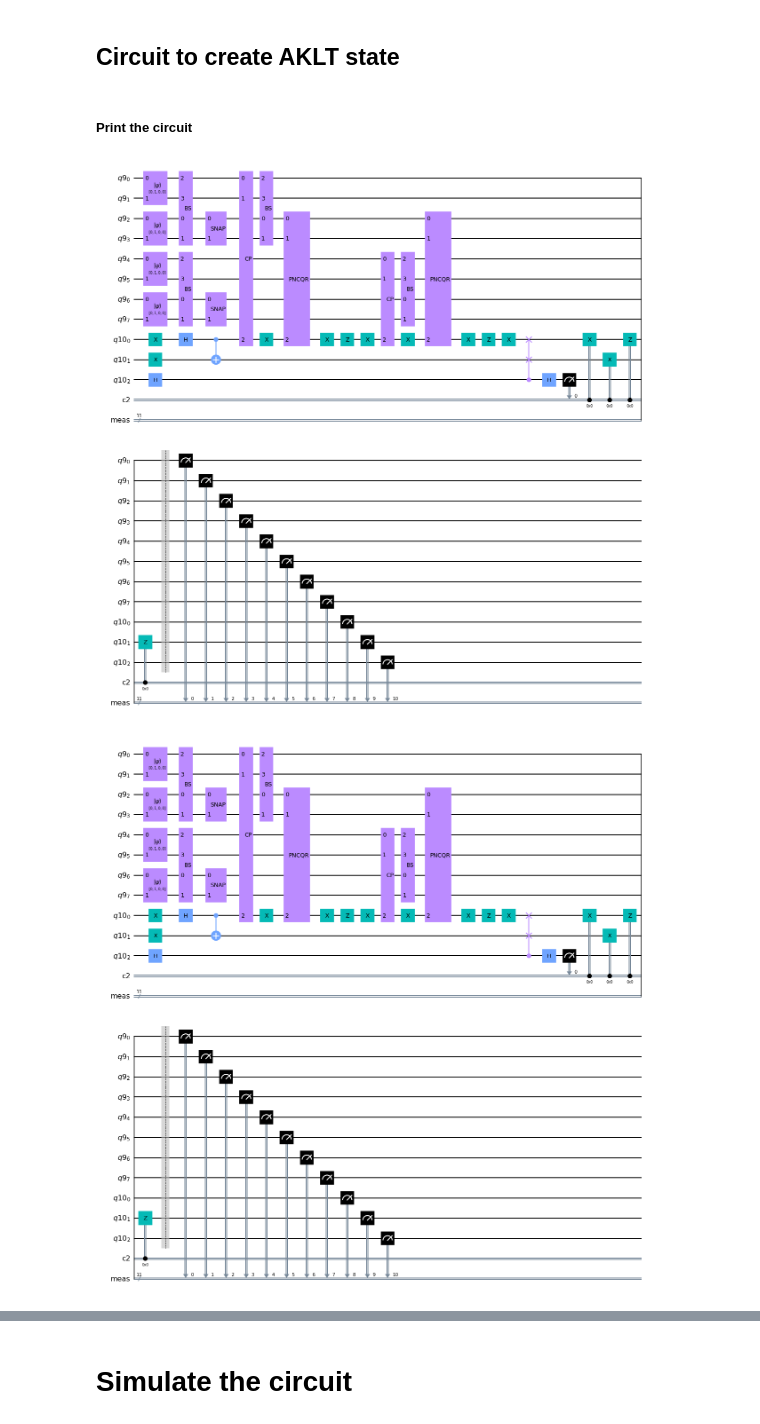
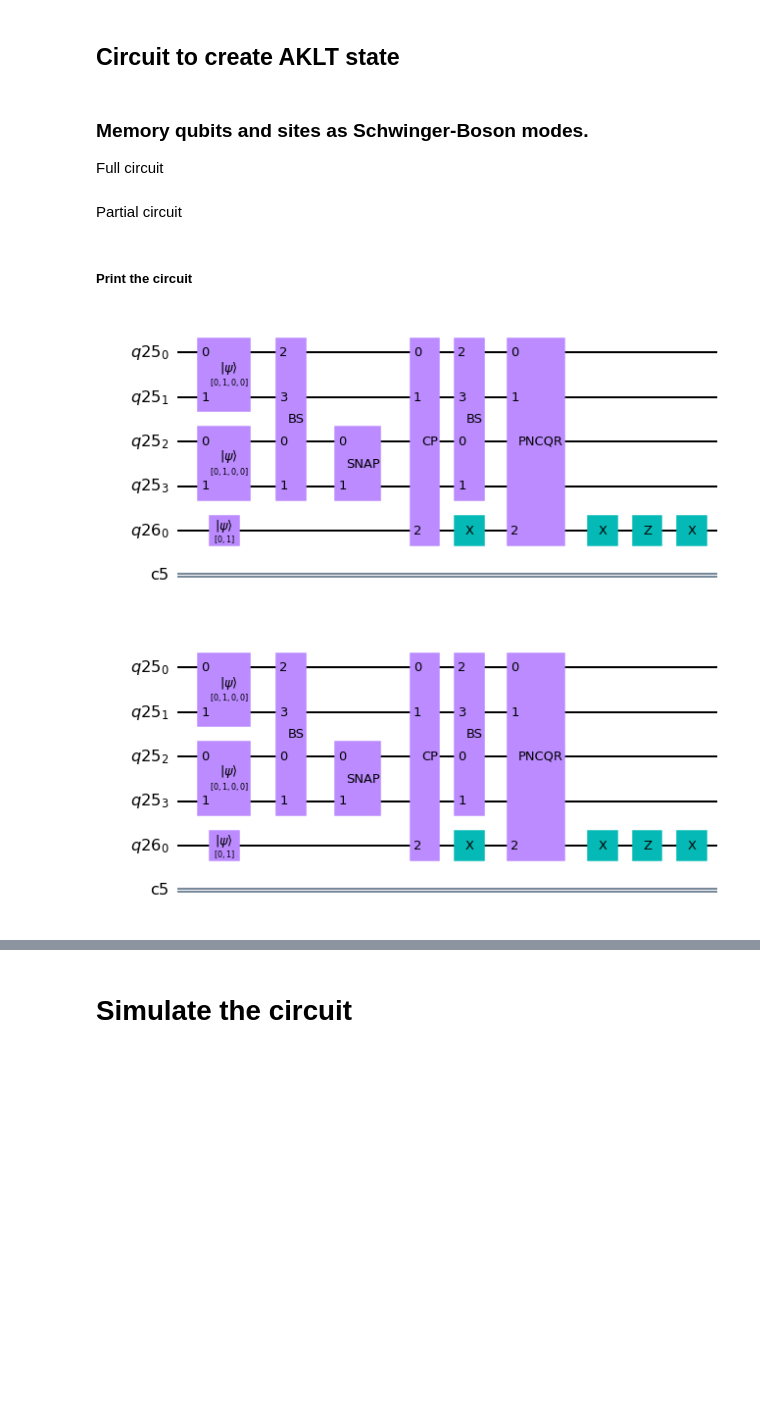
Before and after one commit to C2QA/bosonic-qiskit, a Jupyter notebook: tutorials/aklt/aklt_circuit.ipynb, the cells around one changed output, grey strips where cells are left out. Cells and saved outputs as stored; diff of their text form; code cells hidden in the pictures; blank space fills up the shorter version.

Commit message:
circuit closer

```diff
--- a/tutorials/aklt/aklt_circuit.ipynb
+++ b/tutorials/aklt/aklt_circuit.ipynb
@@ -35,10 +35,10 @@ from collections import Counter
 # %% [markdown]
 ### Create a circuit with an even number of site modes and two memory qubits
 # %%
-numberofmodes=4
+numberofmodes=2
 
 qmr = c2qa.QumodeRegister(num_qumodes=numberofmodes)
-qbr = qiskit.QuantumRegister(size=3)
+qbr = qiskit.QuantumRegister(size=1)
 cbr = qiskit.ClassicalRegister(size=1)
 circuit = c2qa.CVCircuit(qmr, qbr, cbr)
 # circuit = c2qa.CVCircuit(qmr)
@@ -76,4 +75,7 @@ qubits:  000  qumodes:  11     with amplitude:  0.816496580927726
 qubits:  000  qumodes:  20     with amplitude:  0.408248290463863
 # %% [markdown]
 ## Circuit to create AKLT state
+# %% [markdown]
+### Memory qubits and sites as Schwinger-Boson modes.
+Full circuit
 # %%
@@ -109,10 +109,24 @@ circuit.x(qbr[1]).c_if(cbr, 0)
 circuit.z(qbr[0]).c_if(cbr, 0)
 circuit.z(qbr[1]).c_if(cbr, 0)
 circuit.measure_all()
+# %% [markdown]
+Partial circuit
+# %%
+for i in range(numberofmodes-1):
+    if (i % 2) == 0:
+        circuit.cv_bs(np.arctan(1/np.sqrt(2)), qmr[i+1], qmr[i])
+        circuit.cv_snap(np.pi, 2, qmr[i + 1])
+        circuit.cv_cp(qmr[i],qbr[0])
+        circuit.cv_bs(np.pi/4, qmr[i+1], qmr[i])
+        circuit.x(qbr[0])
+        circuit.cv_pncqr(-np.pi/2, 1, qmr[i],qbr[0], "Y")
+        circuit.x(qbr[0])
+        circuit.z(qbr[0])
+        circuit.x(qbr[0])
 # %% [markdown]
 ##### Print the circuit
 # %%
-# circuit.draw(output='mpl', filename='aklt_circuit.png')
+circuit.draw(output='mpl', filename='aklt_circuit.png')
 # %% [output]
-[figure, old version]
+[figure, new version]
-[figure, old version]
+[figure, new version]
```
Also changed, not shown: parts of 4 cells of this notebook.
